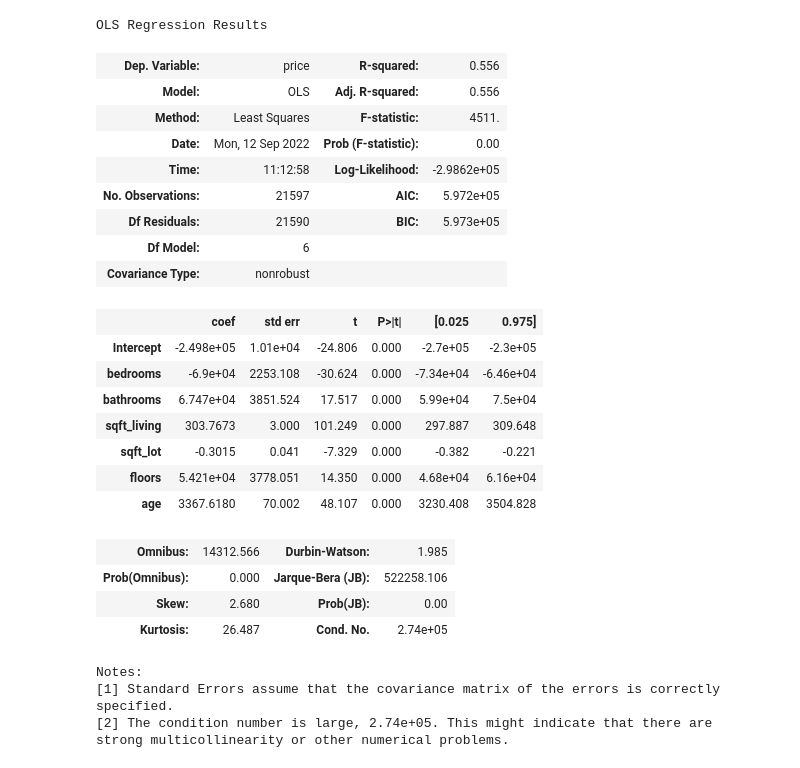
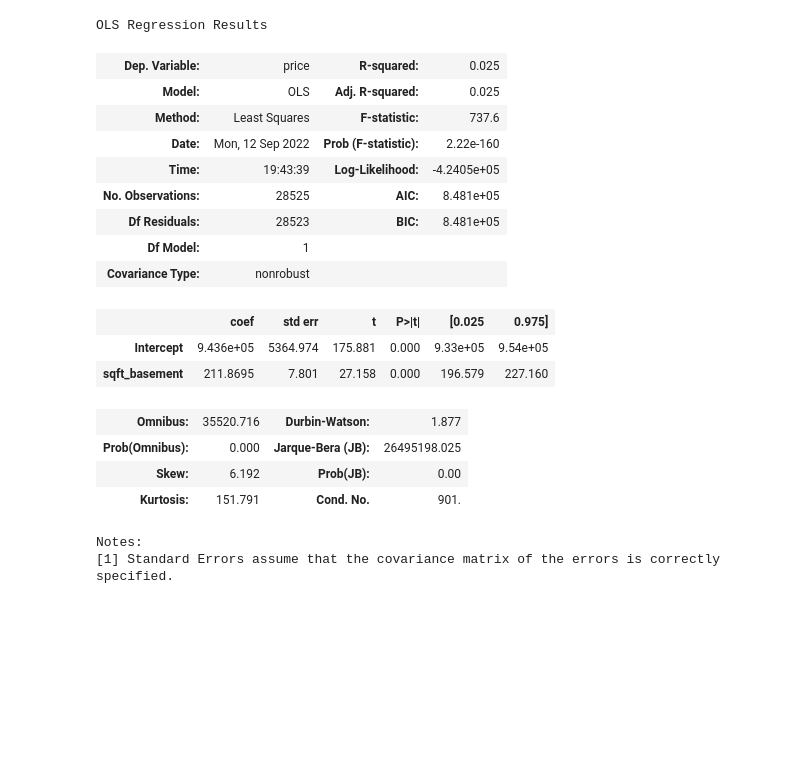
Before and after one commit to hall-nicholas/flatiron-ds-project-2, a Jupyter notebook: code/PatEDA.ipynb, the cells around one changed output. Cells and saved outputs as stored; diff of their text form; code cells hidden in the pictures; blank space fills up the shorter version.

```diff
--- a/code/PatEDA.ipynb
+++ b/code/PatEDA.ipynb
@@ -82,0 +271,2 @@ dtype: int64
+# %%
+df = df[df['sqft_patio'] < 1000]
@@ -82,0 +297,5 @@ dtype: int64
+# %%
+df = df[df['sqft_garage'] < 950]
+# %%
+# Create age feature
+df['age'] = 2021 - df['yr_built']
@@ -128,3 +350,0 @@ dfnoreno.describe()
-# %%
-# Create age feature
-df['age'] = 2022 - df['yr_built']
@@ -131,32 +368,25 @@ df['age'] = 2022 - df['yr_built']
 # %%
-formula = "price ~ bedrooms + bathrooms + sqft_living + sqft_lot + floors + age"
+formula = "price ~ sqft_basement"
 all_mod = ols(formula=formula, data=df).fit()
 all_mod_summ = all_mod.summary()
 all_mod_summ
 # %% [output]
 OLS Regression Results
-| Dep. Variable: | price | R-squared: | 0.556 |
-| Model: | OLS | Adj. R-squared: | 0.556 |
-| Method: | Least Squares | F-statistic: | 4511. |
-| Date: | Mon, 12 Sep 2022 | Prob (F-statistic): | 0.00 |
-| Time: | 11:12:58 | Log-Likelihood: | -2.9862e+05 |
-| No. Observations: | 21597 | AIC: | 5.972e+05 |
-| Df Residuals: | 21590 | BIC: | 5.973e+05 |
-| Df Model: | 6 |  |  |
+| Dep. Variable: | price | R-squared: | 0.025 |
+| Model: | OLS | Adj. R-squared: | 0.025 |
+| Method: | Least Squares | F-statistic: | 737.6 |
+| Date: | Mon, 12 Sep 2022 | Prob (F-statistic): | 2.22e-160 |
+| Time: | 19:43:39 | Log-Likelihood: | -4.2405e+05 |
+| No. Observations: | 28525 | AIC: | 8.481e+05 |
+| Df Residuals: | 28523 | BIC: | 8.481e+05 |
+| Df Model: | 1 |  |  |
 | Covariance Type: | nonrobust |  |  |
 |  | coef | std err | t | P>|t| | [0.025 | 0.975] |
-| Intercept | -2.498e+05 | 1.01e+04 | -24.806 | 0.000 | -2.7e+05 | -2.3e+05 |
-| bedrooms | -6.9e+04 | 2253.108 | -30.624 | 0.000 | -7.34e+04 | -6.46e+04 |
-| bathrooms | 6.747e+04 | 3851.524 | 17.517 | 0.000 | 5.99e+04 | 7.5e+04 |
-| sqft_living | 303.7673 | 3.000 | 101.249 | 0.000 | 297.887 | 309.648 |
-| sqft_lot | -0.3015 | 0.041 | -7.329 | 0.000 | -0.382 | -0.221 |
-| floors | 5.421e+04 | 3778.051 | 14.350 | 0.000 | 4.68e+04 | 6.16e+04 |
-| age | 3367.6180 | 70.002 | 48.107 | 0.000 | 3230.408 | 3504.828 |
+| Intercept | 9.436e+05 | 5364.974 | 175.881 | 0.000 | 9.33e+05 | 9.54e+05 |
+| sqft_basement | 211.8695 | 7.801 | 27.158 | 0.000 | 196.579 | 227.160 |
-| Omnibus: | 14312.566 | Durbin-Watson: | 1.985 |
-| Prob(Omnibus): | 0.000 | Jarque-Bera (JB): | 522258.106 |
-| Skew: | 2.680 | Prob(JB): | 0.00 |
-| Kurtosis: | 26.487 | Cond. No. | 2.74e+05 |
+| Omnibus: | 35520.716 | Durbin-Watson: | 1.877 |
+| Prob(Omnibus): | 0.000 | Jarque-Bera (JB): | 26495198.025 |
+| Skew: | 6.192 | Prob(JB): | 0.00 |
+| Kurtosis: | 151.791 | Cond. No. | 901. |
 Notes:
 [1] Standard Errors assume that the covariance matrix of the errors is correctly specified.
-[2] The condition number is large, 2.74e+05. This might indicate that there are
-strong multicollinearity or other numerical problems.
```
Also changed, not shown: parts of 37 cells of this notebook.
